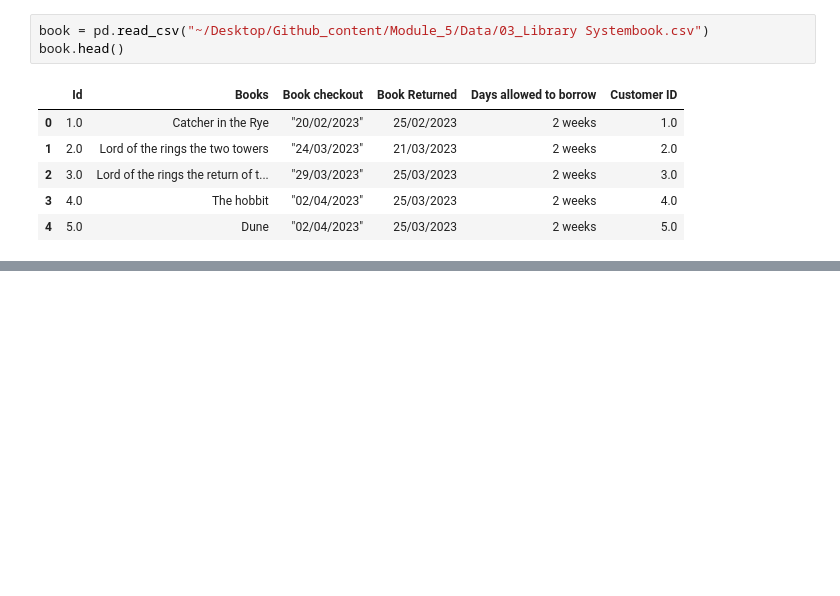
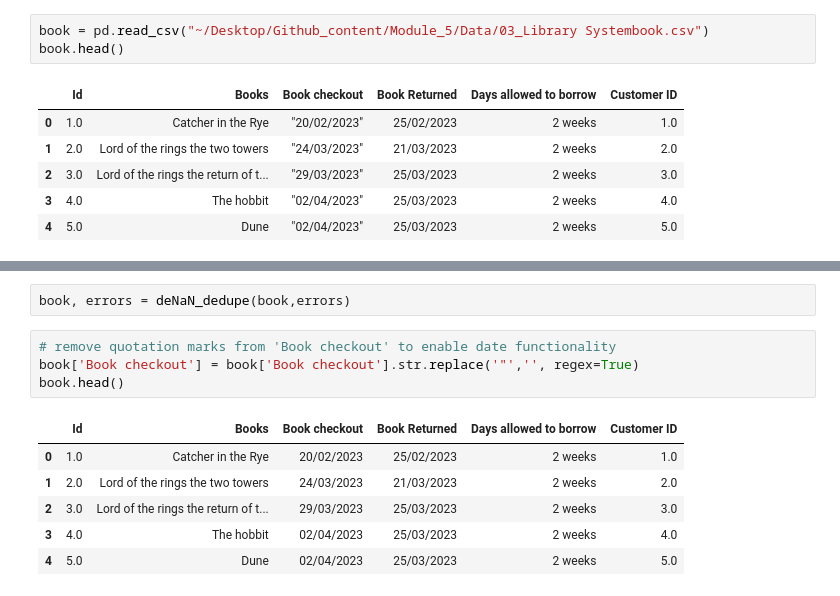
Before and after one commit to AnthonyStanworth/Library_Project, a Jupyter notebook: data_cleaner_app/experimentation_cleaner.ipynb, the cells around one changed output, grey strips where cells are left out. Cells and saved outputs as stored; diff of their text form; blank space fills up the shorter version.

```diff
--- a/data_cleaner_app/experimentation_cleaner.ipynb
+++ b/data_cleaner_app/experimentation_cleaner.ipynb
@@ -103,0 +95,13 @@ book
+# %%
+book, errors = deNaN_dedupe(book,errors)
+# %%
+# remove quotation marks from 'Book checkout' to enable date functionality
+book['Book checkout'] = book['Book checkout'].str.replace('"','', regex=True)
+book.head()
+# %% [output]
+|  | Id | Books | Book checkout | Book Returned | Days allowed to borrow | Customer ID |
+| 0 | 1.0 | Catcher in the Rye | 20/02/2023 | 25/02/2023 | 2 weeks | 1.0 |
+| 1 | 2.0 | Lord of the rings the two towers | 24/03/2023 | 21/03/2023 | 2 weeks | 2.0 |
+| 2 | 3.0 | Lord of the rings the return of t... | 29/03/2023 | 25/03/2023 | 2 weeks | 3.0 |
+| 3 | 4.0 | The hobbit | 02/04/2023 | 25/03/2023 | 2 weeks | 4.0 |
+| 4 | 5.0 | Dune | 02/04/2023 | 25/03/2023 | 2 weeks | 5.0 |
```
Also changed, not shown: parts of 17 cells of this notebook.
